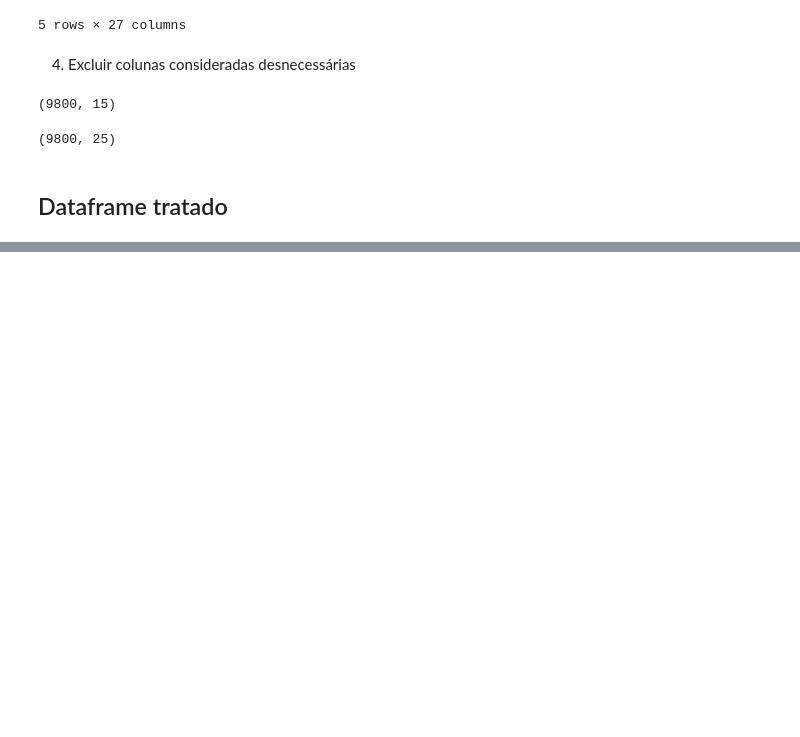
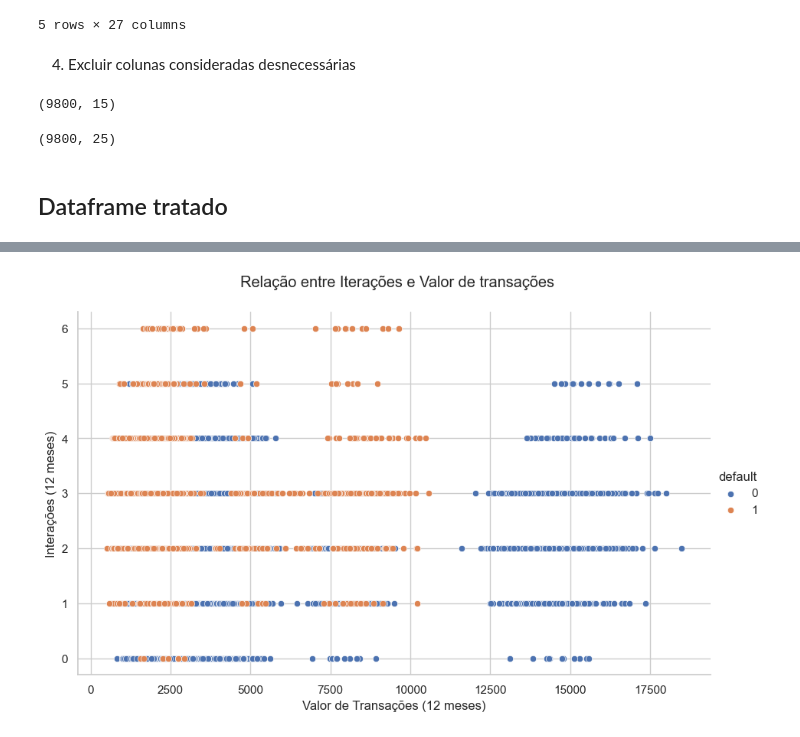
Before and after one commit to CarinaMaltauro/analise_de_risco_de_inadimplencia, a Jupyter notebook: analise_credito.ipynb, the cells around one changed output, grey strips where cells are left out. Saved outputs shown, nothing was run; the diff lists cells and outputs as text; code cells hidden in the pictures; blank space fills up the shorter version.

```diff
--- a/analise_credito.ipynb
+++ b/analise_credito.ipynb
@@ -385 +451,14 @@ df_corr.style.background_gradient(cmap='coolwarm_r')  # aplica o gradiente de co
+# %%
+g = sns.FacetGrid(df, hue='default', height=6, aspect=1.5)
+g.map_dataframe(sns.scatterplot, x='valor_transacoes_12m', y='iteracoes_12m')
+
+g.add_legend()
+plt.subplots_adjust(top=0.9) # espaço entre título e gráfico
+g.fig.suptitle('Relação entre Iterações e Valor de transações')
+g.set_axis_labels("Valor de Transações (12 meses)", "Interações (12 meses)")
+
+plt.savefig("grafico2face.png")
+plt.show()
+# %% [output]
+[figure, added]
 # %% [markdown]
```
Also changed, not shown: parts of 10 cells of this notebook, 1 other file.
